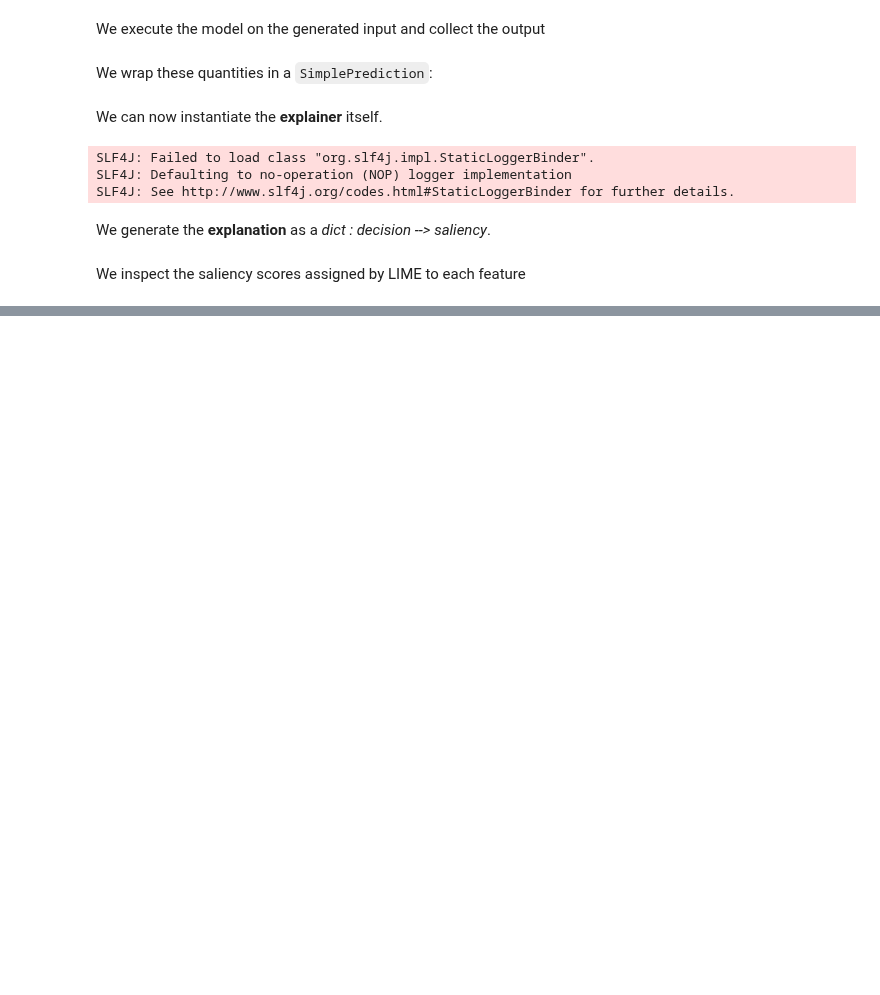
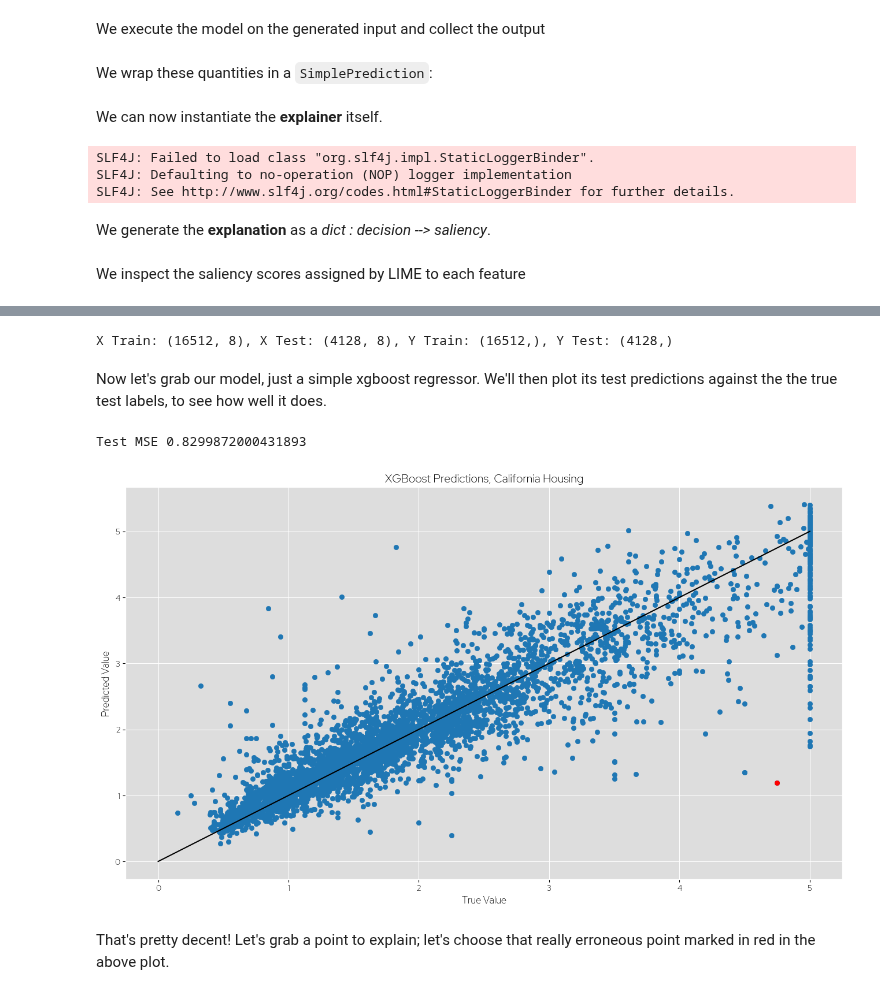
Before and after one commit to trustyai-explainability/trustyai-explainability-python-examples, a Jupyter notebook: examples/SHAP.ipynb, the cells around one changed output, grey strips where cells are left out. Cells and saved outputs as stored; diff of their text form; code cells hidden in the pictures; blank space fills up the shorter version.

Commit message:
Added new Python model example to the SHAP examples

```diff
--- a/examples/SHAP.ipynb
+++ b/examples/SHAP.ipynb
@@ -109,0 +110,45 @@ Saliency{output=Output{value=true, type=boolean, score=-0.39704407681377063, nam
+# %%
+from sklearn import datasets
+from sklearn.model_selection import train_test_split
+
+X, y = sklearn.datasets.fetch_california_housing(data_home="data", return_X_y=True, as_frame=True)
+X_train, X_test, y_train, y_test = train_test_split(X, y, train_size=.8)
+print(f"X Train: {X_train.shape}, X Test: {X_test.shape}, Y Train: {y_train.shape}, Y Test: {y_test.shape}")
+# %% [output]
+X Train: (16512, 8), X Test: (4128, 8), Y Train: (16512,), Y Test: (4128,)
+# %% [markdown]
+Now let's grab our model, just a simple xgboost regressor. We'll then plot its test predictions against the the true test labels, to see how well it does.
+# %%
+import xgboost
+import matplotlib.pyplot as plt
+import numpy as np
+plt.style.use('https://raw.githubusercontent.com/RobGeada/stylelibs/main/material_rh.mplstyle')
+
+# uncomment to train from scratch
+# xgb_model = xgboost.XGBRegressor(objective='reg:squarederror', tree_method='gpu_hist')
+# xgb_model.fit(X_train, y_train)
+# print('Test MSE', xgb_model.score(X_test, y_test))
+# xgb_model.save_model("models/california_xgboost")
+
+# load and score model
+xgb_model = xgboost.XGBRegressor(objective='reg:squarederror')
+xgb_model.load_model("models/california_xgboost")
+print('Test MSE', xgb_model.score(X_test, y_test))
+
+# grab predictions and find largest error
+predictions = xgb_model.predict(X_test)
+worst = np.argmax(np.abs(predictions - y_test))
+
+# plot predictions
+plt.scatter(y_test, predictions)
+plt.scatter(y_test.iloc[worst], predictions[worst], color='r')
+plt.plot([0,5], [0,5], color='k')
+plt.xlabel("True Value")
+plt.ylabel("Predicted Value")
+plt.title("XGBoost Predictions, California Housing")
+plt.show()
+# %% [output]
+Test MSE 0.8299872000431893
+[figure, added]
+# %% [markdown]
+That's pretty decent! Let's grab a point to explain; let's choose that really erroneous point marked in red in the above plot.
```
Also changed, not shown: parts of 21 cells of this notebook, 4 other files.
